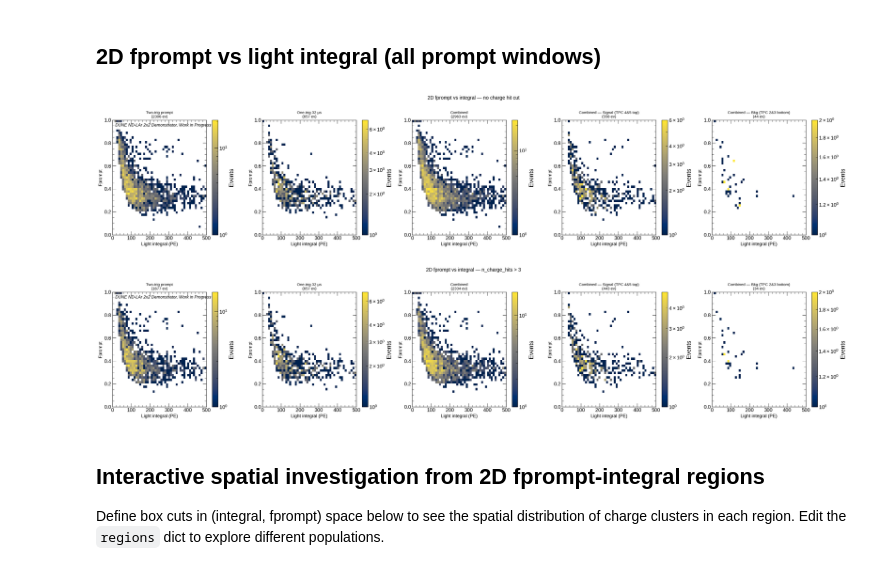
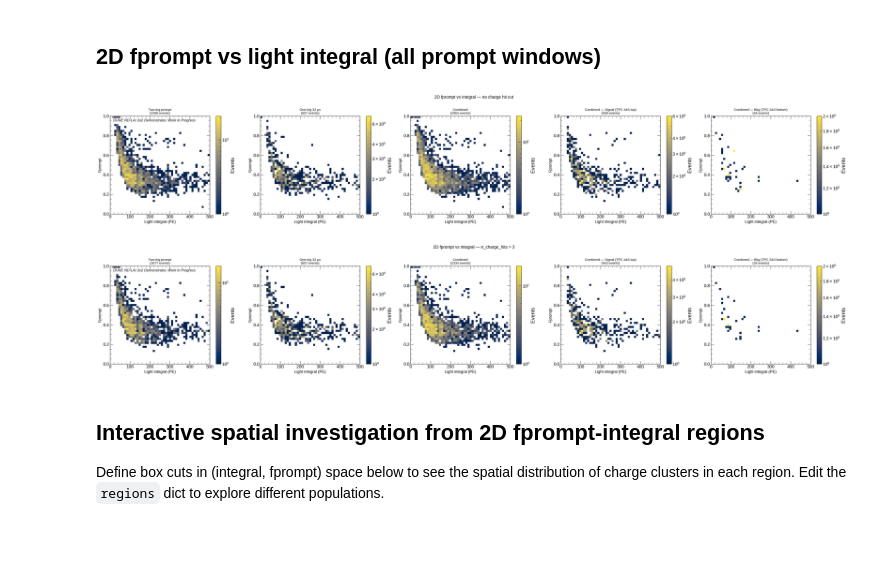
Before and after one commit to lmlepin9/2x2_neutron_sources, a Jupyter notebook: AmBe/light/charge_light_all_periods.ipynb, the cells around one changed output. Drawn from its saved outputs; the diff is of its cells as text; code cells hidden in the pictures; blank space fills up the shorter version.

Commit message:
Small tweaks to plots

```diff
--- a/AmBe/light/charge_light_all_periods.ipynb
+++ b/AmBe/light/charge_light_all_periods.ipynb
@@ -603,11 +603,13 @@ eff = two_trig.groupby(["period", "window"]).apply(
     })
 ).reset_index()
 eff["efficiency"] = eff["n_light"] / eff["n_total"]
+eff["eff_err"] = np.sqrt(eff["efficiency"] * (1 - eff["efficiency"]) / eff["n_total"])
 
 fig, ax = plt.subplots(figsize=(10, 5))
 for window, marker in [("prompt", "o"), ("delayed", "s")]:
     sub = eff[eff["window"] == window]
-    ax.plot(sub["period"], sub["efficiency"], marker=marker, label=window.capitalize())
+    ax.errorbar(sub["period"], sub["efficiency"], yerr=sub["eff_err"],
+                marker=marker, capsize=4, label=window.capitalize())
 ax.set_xlabel("Delay period (µs)", fontsize=16)
 ax.set_ylabel("Fraction of charge clusters\n with valid light match", fontsize=16)
 ax.tick_params(axis="both", direction="in", labelsize=14)
@@ -615,6 +617,6 @@ ax.set_ylim(0, 0.1)
 ax.legend(fontsize=14)
 dune_label(ax)
 plt.tight_layout()
-fig.savefig(os.path.join(FIGURE_DIR, "cl_matching_efficiency.png"), dpi=350, bbox_inches="tight")
+fig.savefig(os.path.join(FIGURE_DIR, "cl_matching_efficiency.png"), dpi=150, bbox_inches="tight")
 plt.show()
 # %% [output]
@@ -867,14 +869,14 @@ for cut in CHARGE_HIT_CUTS:
     # Fprompt
     bins_fp = np.linspace(0, 1, 50)
     axes[0].hist(combined["fprompt"], bins=bins_fp, histtype="step", linewidth=2,
-                 weights=np.ones(len(combined)) / exp_comb, label=f"Source (CL-matched, {len(combined)} ev)")
+                 weights=np.ones(len(combined)) / exp_comb, label=f"Source (CL-matched)", density=True)
     axes[0].hist(bkg_light_df["fprompt"], bins=bins_fp, histtype="step", linewidth=2,
                  weights=np.ones(len(bkg_light_df)) / exp_bkg,
-                 linestyle="--", color="black", label=f"No source (all light, {len(bkg_light_df)} ev)")
+                 linestyle="--", color="black", label=f"No source (all light)",density=True)
     axes[0].set_xlabel("Fprompt", fontsize=16)
     axes[0].set_ylabel("Events / s", fontsize=16)
     axes[0].set_xlim(0, 1)
-    axes[0].set_ylim(0, 0.014)
+    axes[0].set_ylim(0, 5)
     axes[0].tick_params(axis="both", direction="in", labelsize=14)
     axes[0].legend(fontsize=11)
     dune_label(axes[0], **get_dune_kwargs("fprompt", cut))
@@ -882,10 +884,10 @@ for cut in CHARGE_HIT_CUTS:
     # Integral
     bins_int = np.linspace(0, 500, 80)
     axes[1].hist(combined["integral"], bins=bins_int, histtype="step", linewidth=2,
-                 weights=np.ones(len(combined)) / exp_comb, label=f"Source (CL-matched)")
+                 weights=np.ones(len(combined)) / exp_comb, label=f"Source (CL-matched)", density=True)
     axes[1].hist(bkg_light_df["integral"], bins=bins_int, histtype="step", linewidth=2,
                  weights=np.ones(len(bkg_light_df)) / exp_bkg,
-                 linestyle="--", color="black", label=f"No source (all light)")
+                 linestyle="--", color="black", label=f"No source (all light)", density=True)
     axes[1].set_xlabel("Light integral (PE)", fontsize=16)
     axes[1].set_ylabel("Events / s", fontsize=16)
     axes[1].set_xlim(0, 500)
@@ -976,37 +978,37 @@ for cut in CHARGE_HIT_CUTS:
     cut_label = f"n_charge_hits > {cut}" if cut > 0 else "no charge hit cut"
     cut_tag = f"cut{cut}"
 
     # TPC-based signal/background from source data
     sig_mask = (combined["tpc"].isin([4, 5])) & (combined["position"] == "top")
     bkg_mask = (combined["tpc"].isin([2, 3])) & (combined["position"] == "bottom")
 
     panels = [
         ("Two-trig prompt", two_trig),
         ("One-trig 32 µs", one_trig),
         ("Combined", combined),
         ("Combined — Signal (TPC 4&5 top)", combined[sig_mask]),
         ("Combined — Bkg (TPC 2&3 bottom)", combined[bkg_mask]),
     ]
 
-    fig, axes = plt.subplots(1, len(panels), figsize=(6 * len(panels), 6))
+    fig, axes = plt.subplots(1, len(panels), figsize=(7 * len(panels), 6))
     for ax, (title, df) in zip(axes, panels):
         if len(df) > 0:
             h = ax.hist2d(df["integral"], df["fprompt"],
                           bins=[bins_x, bins_y], cmap="cividis", norm=LogNorm(), cmin=1)
             fig.colorbar(h[3], ax=ax, label="Events")
         ax.set_xlabel("Light integral (PE)", fontsize=13)
         ax.set_ylabel("Fprompt", fontsize=13)
-        ax.set_title(f"{title}\n({len(df)} ev)", fontsize=11)
+        ax.set_title(f"{title}\n({len(df)} events)", fontsize=11)
         ax.tick_params(direction="in")
 
     dune_label(axes[0], **get_dune_kwargs("2d", cut))
     fig.suptitle(f"2D fprompt vs integral — {cut_label}", fontsize=14, y=1.02)
     plt.tight_layout()
     fig.savefig(os.path.join(FIGURE_DIR, f"2d_fprompt_integral_{cut_tag}.png"), dpi=350, bbox_inches="tight")
     plt.show()
 # %% [output]
-[figure, old version]
+[figure, new version]
-[figure, old version]
+[figure, new version]
 # %% [markdown]
 ## Interactive spatial investigation from 2D fprompt-integral regions
 
```
Also changed, not shown: parts of 3 cells of this notebook, 7 other files.
